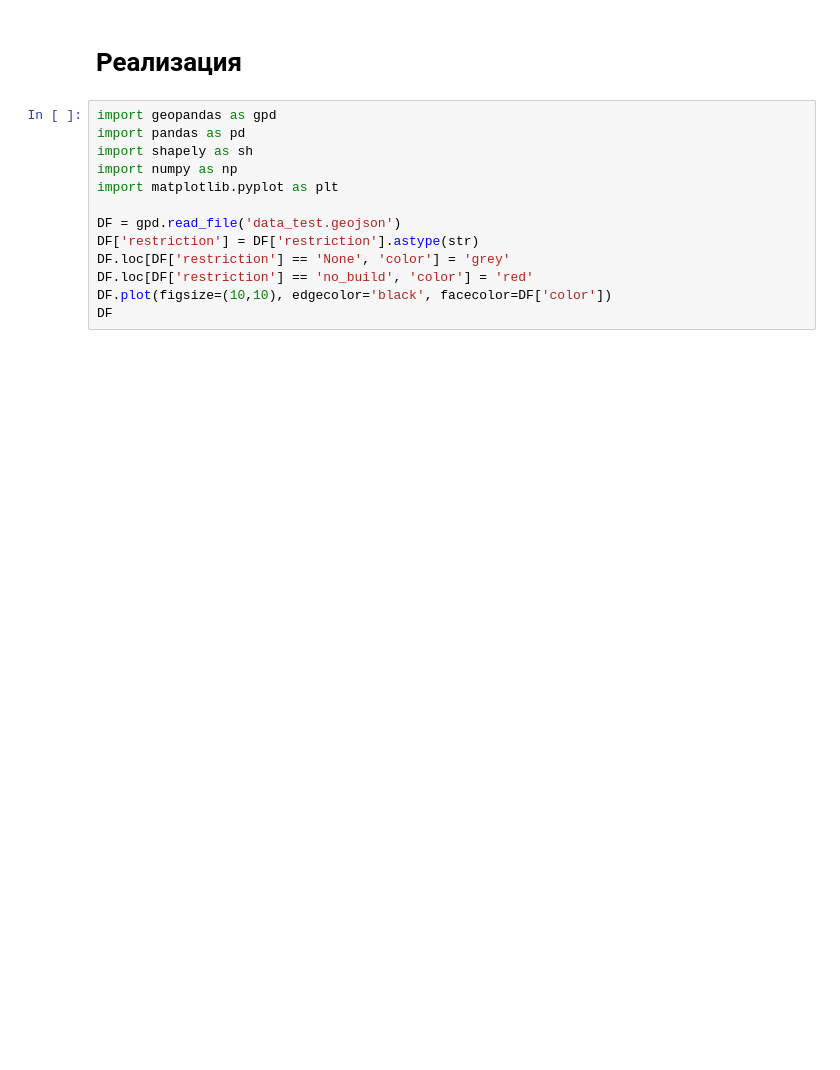
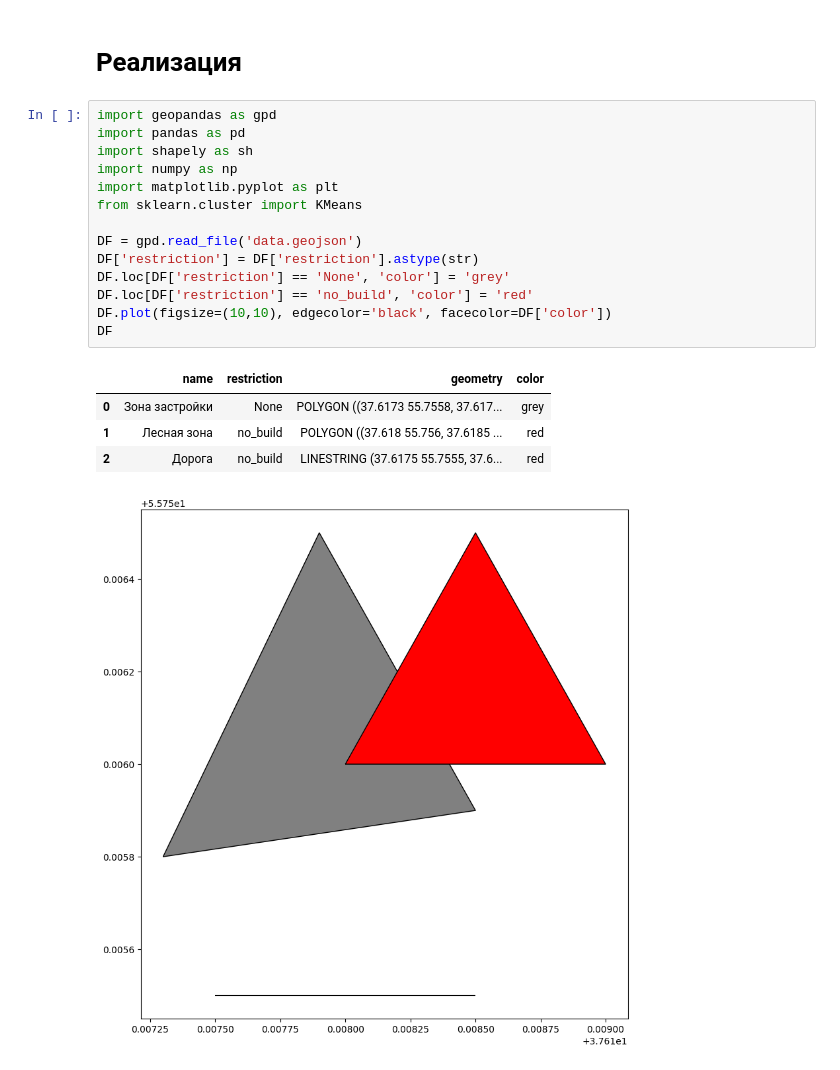
Before and after one commit to Satsuta-A/geo_test_case, a Jupyter notebook: main.ipynb, the cells around one changed output. Saved outputs shown, nothing was run; the diff lists cells and outputs as text; blank space fills up the shorter version.

```diff
--- a/main.ipynb
+++ b/main.ipynb
@@ -74,14 +71,21 @@
 # %%
 import geopandas as gpd
 import pandas as pd
 import shapely as sh
 import numpy as np
 import matplotlib.pyplot as plt
+from sklearn.cluster import KMeans
 
-DF = gpd.read_file('data_test.geojson')
+DF = gpd.read_file('data.geojson')
 DF['restriction'] = DF['restriction'].astype(str)
 DF.loc[DF['restriction'] == 'None', 'color'] = 'grey'
 DF.loc[DF['restriction'] == 'no_build', 'color'] = 'red'
 DF.plot(figsize=(10,10), edgecolor='black', facecolor=DF['color'])
 DF
+# %% [output]
+|  | name | restriction | geometry | color |
+| 0 | Зона застройки | None | POLYGON ((37.6173 55.7558, 37.617... | grey |
+| 1 | Лесная зона | no_build | POLYGON ((37.618 55.756, 37.6185 ... | red |
+| 2 | Дорога | no_build | LINESTRING (37.6175 55.7555, 37.6... | red |
+[figure, added]
 # %%
```
Also changed, not shown: parts of 4 cells of this notebook, 2 other files.
